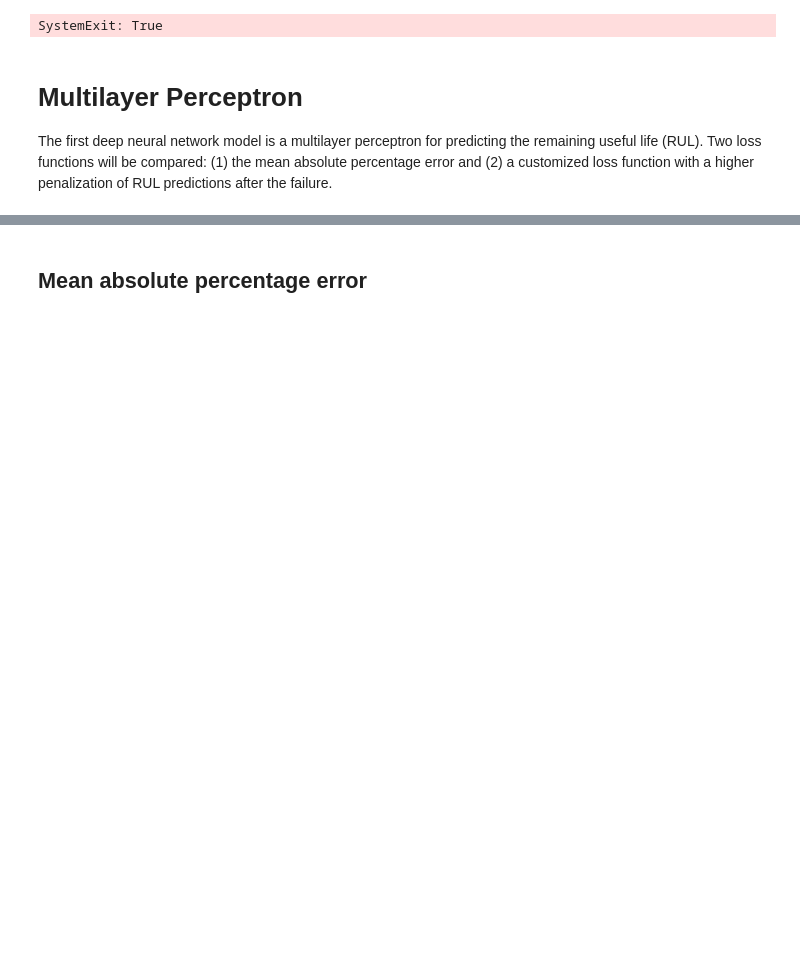
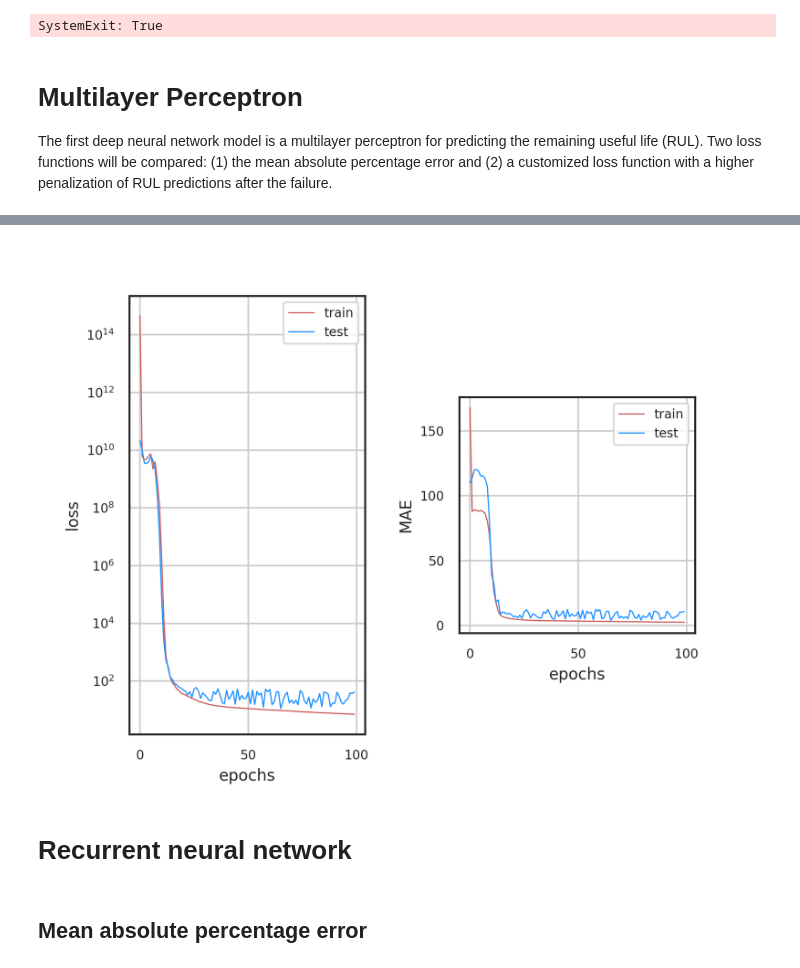
Before and after one commit to wimverleyen/DeepLearning, a Jupyter notebook: notebook/Performance_evaluation.ipynb, the cells around one changed output, grey strips where cells are left out. Saved outputs shown, nothing was run; the diff lists cells and outputs as text; code cells hidden in the pictures; blank space fills up the shorter version.

```diff
--- a/notebook/Performance_evaluation.ipynb
+++ b/notebook/Performance_evaluation.ipynb
@@ -38,2 +114,9 @@ The first deep neural network model is a multilayer perceptron for predicting th
+# %%
+from IPython.display import Image
+Image(filename=FIG_DIR+name+'_learning.png')
+# %% [output]
+[figure, added]
+# %% [markdown]
+# Recurrent neural network
 # %% [markdown]
 ## Mean absolute percentage error
```
Also changed, not shown: parts of 21 cells of this notebook.
